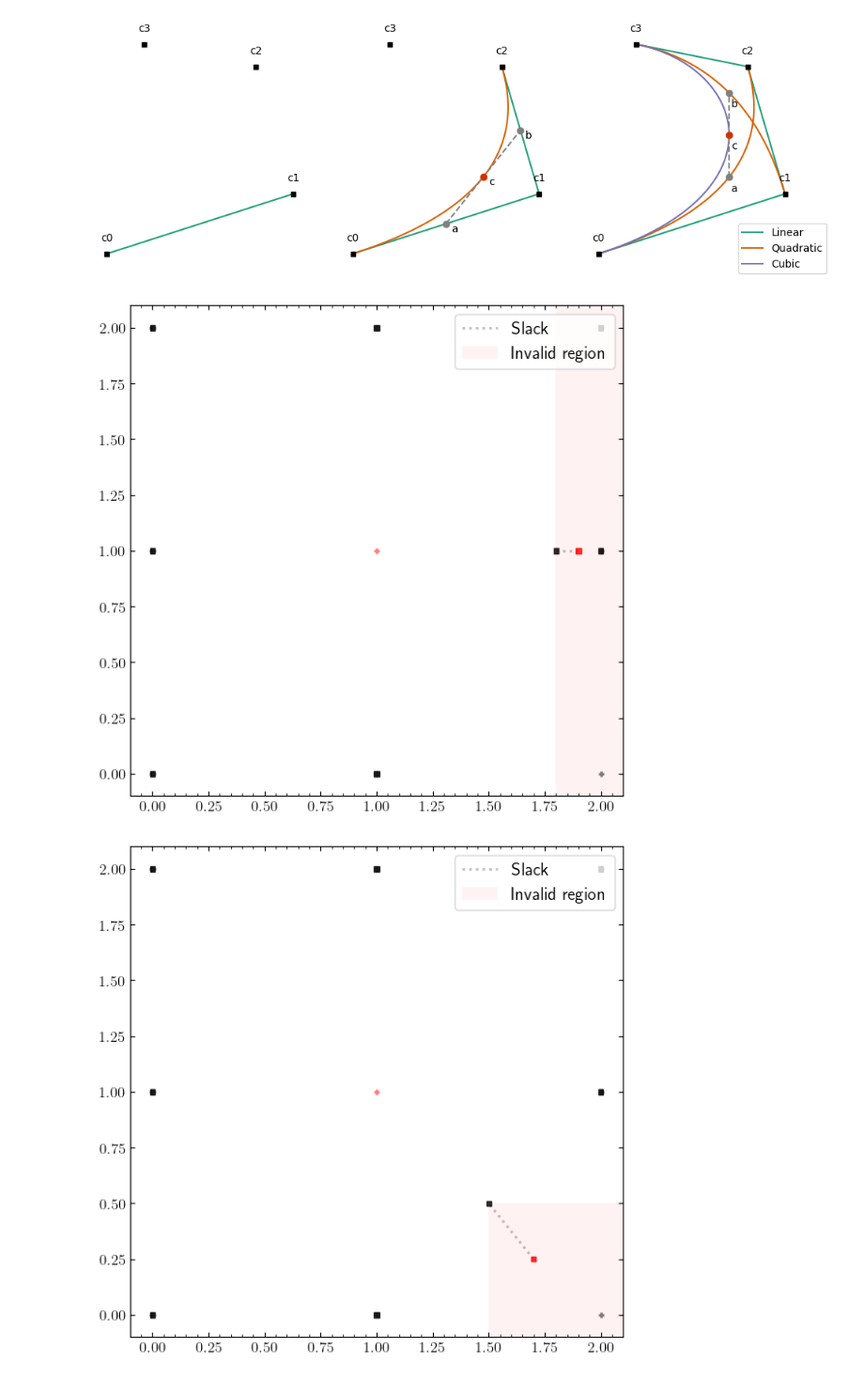
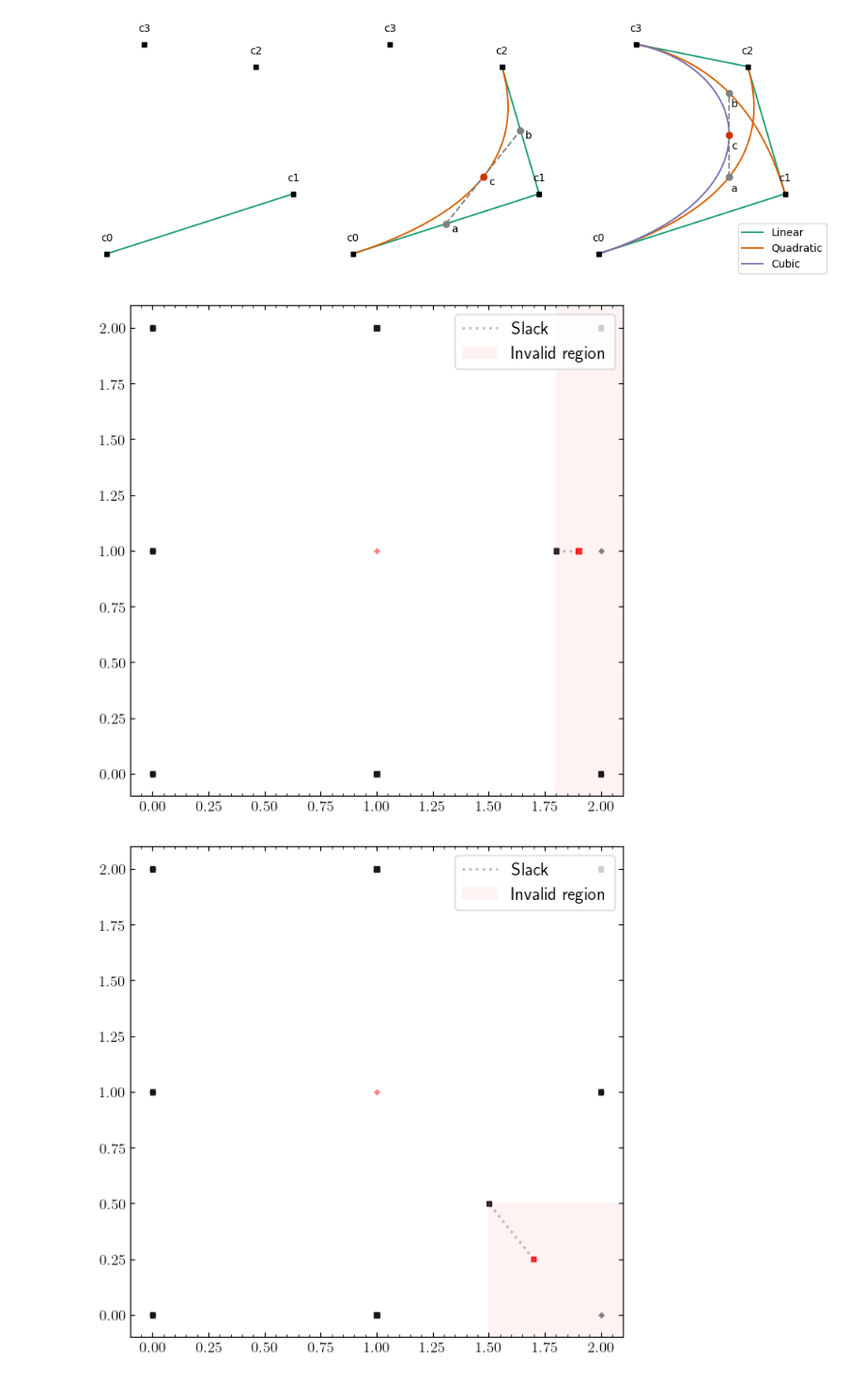
Before and after one commit to joasiee/elastix, a Jupyter notebook: experiments/notebooks/plots.ipynb, the cells around one changed output. Shown: that part at 94% size. Cells and saved outputs as stored; diff of their text form; code cells hidden in the pictures.

Commit message:
redo regularization weight plots

```diff
--- a/experiments/notebooks/plots.ipynb
+++ b/experiments/notebooks/plots.ipynb
@@ -110,29 +110,29 @@ from thesispy.experiments.validation import plot_cpoints
 # %%
 grid_size = 3
 grid_spacing = [1, 1]
 grid_origin = [-0.5, -0.5]
 cpoints = np.zeros((grid_size, grid_size, 2))
 cpoints[:, :, 0] = np.arange(grid_size)
 cpoints[:, :, 1] = np.arange(grid_size)[:, np.newaxis]
 
 cpoints[1, 1] = [1.9, 1.0]
-cpoints[0, 2] = [1.8, 1.0]
+cpoints[1, 2] = [1.8, 1.0]
 
 colors = ["black" for _ in range(grid_size**2)]
 colors[4] = "red"
 
 plot_cpoints(cpoints, grid_spacing, grid_origin, colors=colors, alpha=0.5)
 plt.plot([1.9, 1.8], [1.0, 1.0], ':', c='grey', zorder=-100, alpha=0.5, label="Slack")
 plt.fill_between([1.8, 2.5], -0.5, 2.5, color='red', alpha=0.05, linewidth=0, label="Invalid region")
 
 plt.xlim(-0.1, 2.1)
 plt.ylim(-0.1, 2.1)
 
 plt.legend(loc="upper right", prop={'size': 14})
 
 plt.savefig("example_horizontal.pdf")
 # %% [output]
-[figure, old version]
+[figure, new version]
 # %%
 grid_size = 3
 grid_spacing = [1, 1]
```
Also changed, not shown: 2 other files.
